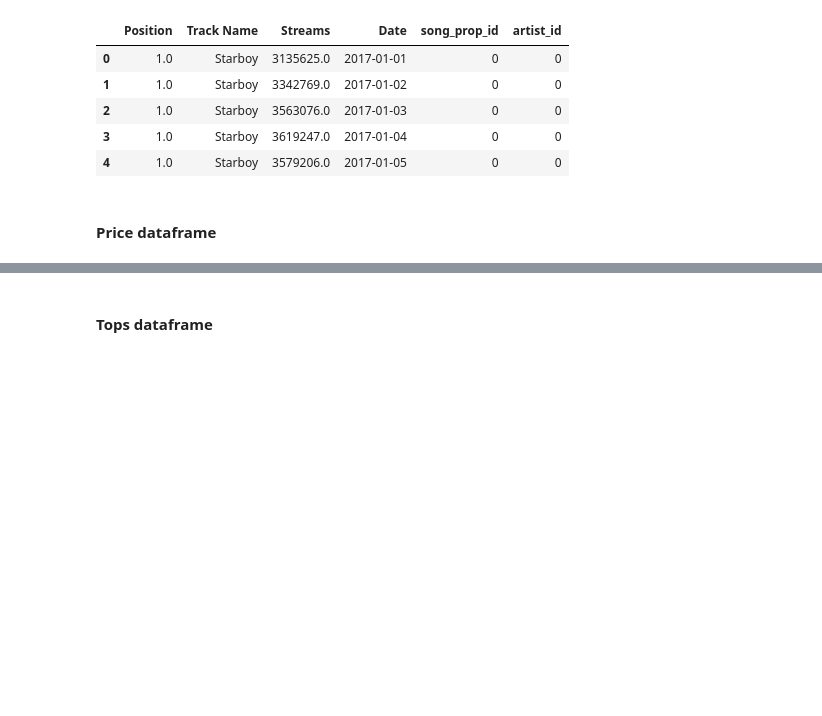
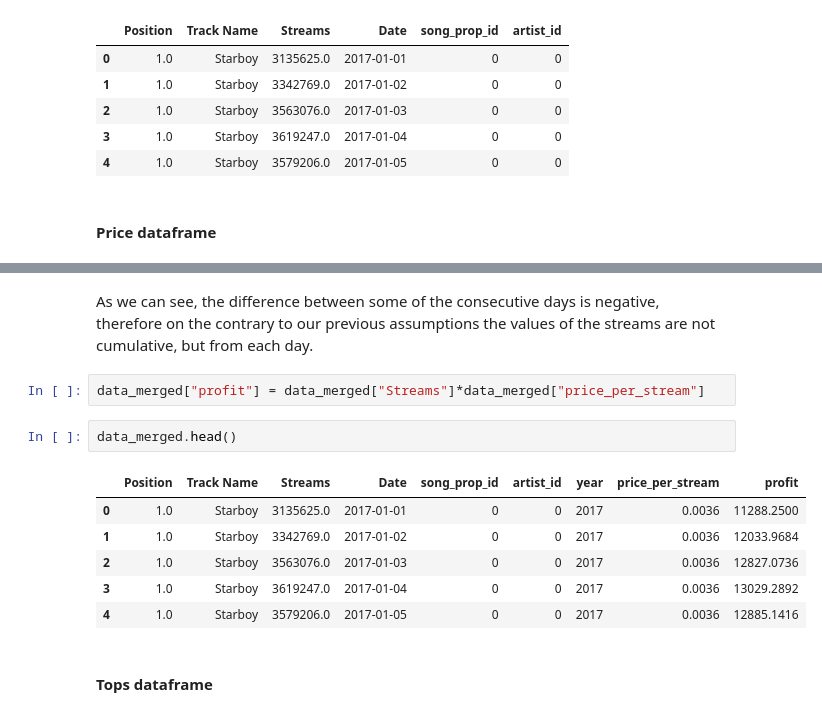
Before and after one commit to ArturOle/SpotifyAnalysis, a Jupyter notebook: analysis.ipynb, the cells around one changed output, grey strips where cells are left out. Cells and saved outputs as stored; diff of their text form; blank space fills up the shorter version.

```diff
--- a/analysis.ipynb
+++ b/analysis.ipynb
@@ -327,3 +361,16 @@ Pricing
+# %% [markdown]
+As we can see, the difference between some of the consecutive days is negative, therefore on the contrary to our previous assumptions the values of the streams are not cumulative, but from each day.
+# %%
+data_merged["profit"] = data_merged["Streams"]*data_merged["price_per_stream"]
+# %%
+data_merged.head()
+# %% [output]
+|  | Position | Track Name | Streams | Date | song_prop_id | artist_id | year | price_per_stream | profit |
+| 0 | 1.0 | Starboy | 3135625.0 | 2017-01-01 | 0 | 0 | 2017 | 0.0036 | 11288.2500 |
+| 1 | 1.0 | Starboy | 3342769.0 | 2017-01-02 | 0 | 0 | 2017 | 0.0036 | 12033.9684 |
+| 2 | 1.0 | Starboy | 3563076.0 | 2017-01-03 | 0 | 0 | 2017 | 0.0036 | 12827.0736 |
+| 3 | 1.0 | Starboy | 3619247.0 | 2017-01-04 | 0 | 0 | 2017 | 0.0036 | 13029.2892 |
+| 4 | 1.0 | Starboy | 3579206.0 | 2017-01-05 | 0 | 0 | 2017 | 0.0036 | 12885.1416 |
 # %% [markdown]
 #### Tops dataframe
 # %%
```
Also changed, not shown: parts of 6 cells of this notebook.
